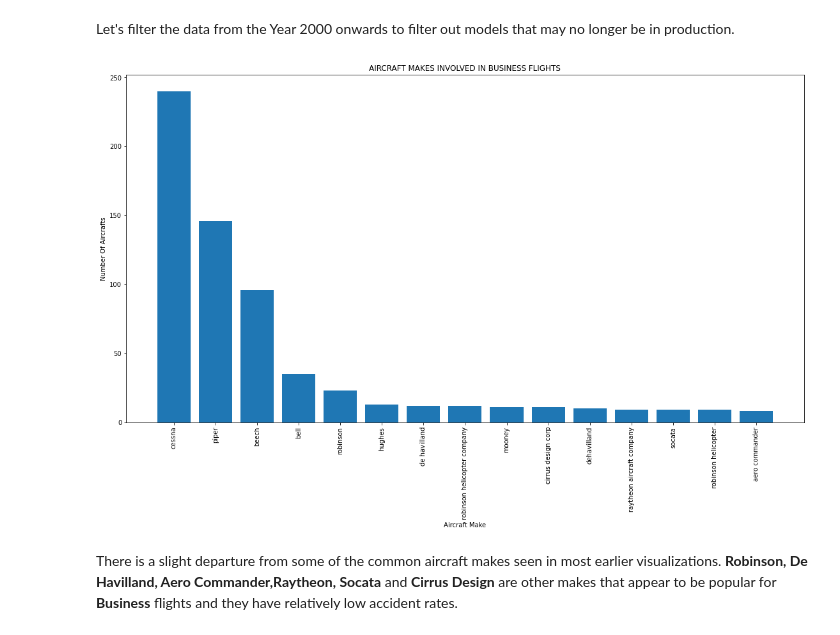
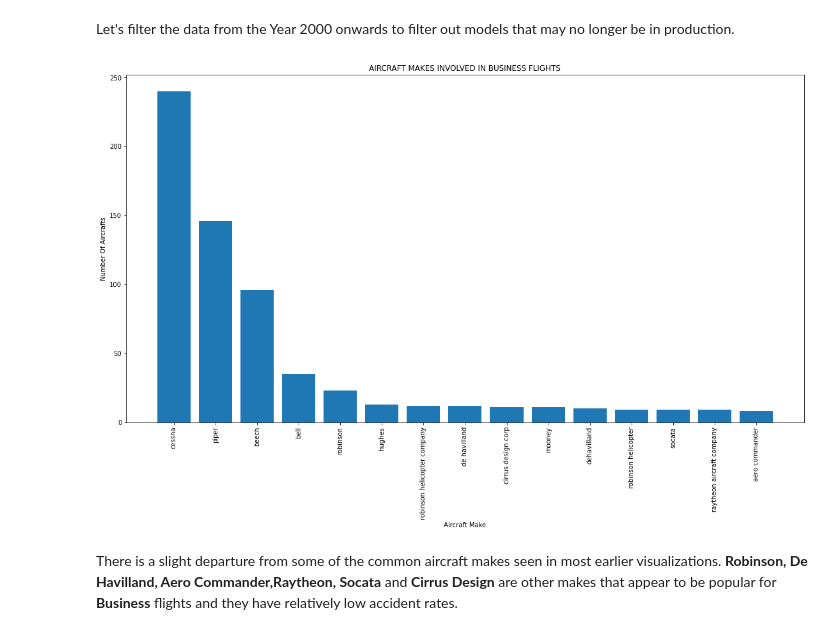
Before and after one commit to Logan-BCM/Aviation-Risk-Assessment-Project, a Jupyter notebook: dsc-phase1-project.ipynb, the cells around one changed output. Drawn from its saved outputs; the diff is of its cells as text; code cells hidden in the pictures.

```diff
--- a/dsc-phase1-project.ipynb
+++ b/dsc-phase1-project.ipynb
@@ -758,17 +761,18 @@ Let's filter the data from the Year 2000 onwards to filter out models that may n
 # %%
 #a plot of the top 15 makes of aircraft typically used for Business flights
 planes_from_2000_df = business_flight_df[business_flight_df["year"] >= "2000"] # filter the data to aircraft being used from  the year 2000 onwards
 aircraft_counts = planes_from_2000_df['Make'].value_counts()[:15]
 
 fig, ax = plt.subplots(figsize = (19,10))
 
 ax.bar(aircraft_counts.index, aircraft_counts.values)
 ax.set_title("AIRCRAFT MAKES INVOLVED IN BUSINESS FLIGHTS")
 ax.set_xlabel("Aircraft Make")
-ax.set_ylabel("Number Of Aircrafts");
+ax.set_ylabel("Number Of Aircrafts")
+ax.set_xticks(range(len(aircraft_counts.index)))
 ax.set_xticklabels(aircraft_counts.index,rotation=90);
 # %% [output]
-[figure, old version]
+[figure, new version]
 # %% [markdown]
 There is a slight departure from some of the common aircraft makes seen in most earlier visualizations. **Robinson, De Havilland, Aero Commander,Raytheon, Socata** and **Cirrus Design** are other makes that appear to be popular for **Business** flights and they have relatively low accident rates.
 # %%
```
Also changed, not shown: parts of 8 cells of this notebook.
